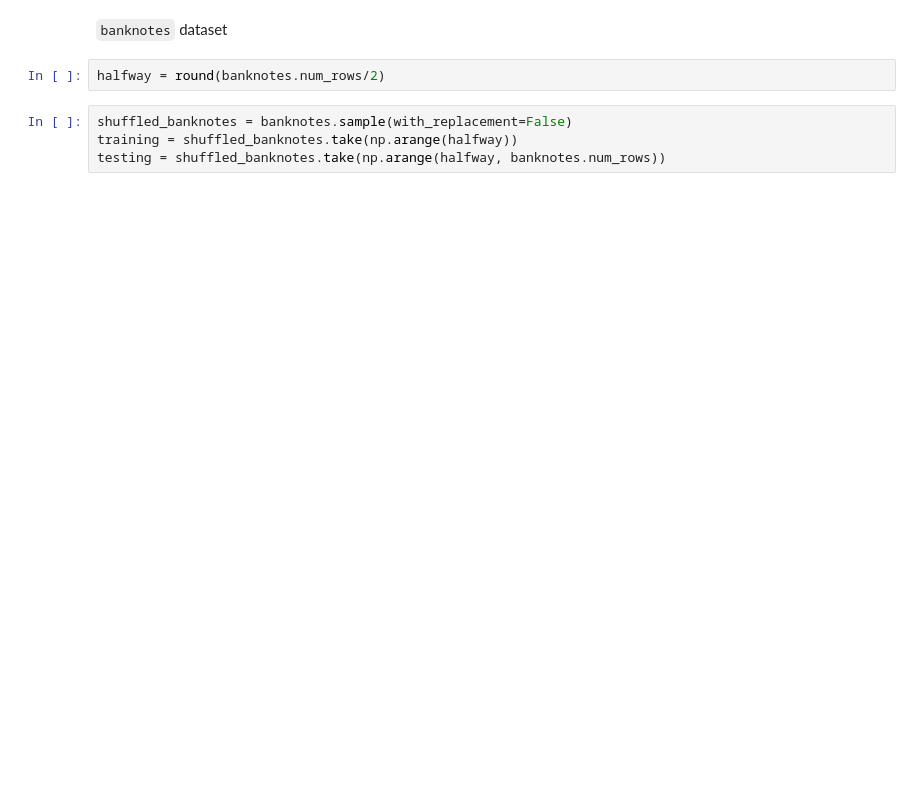
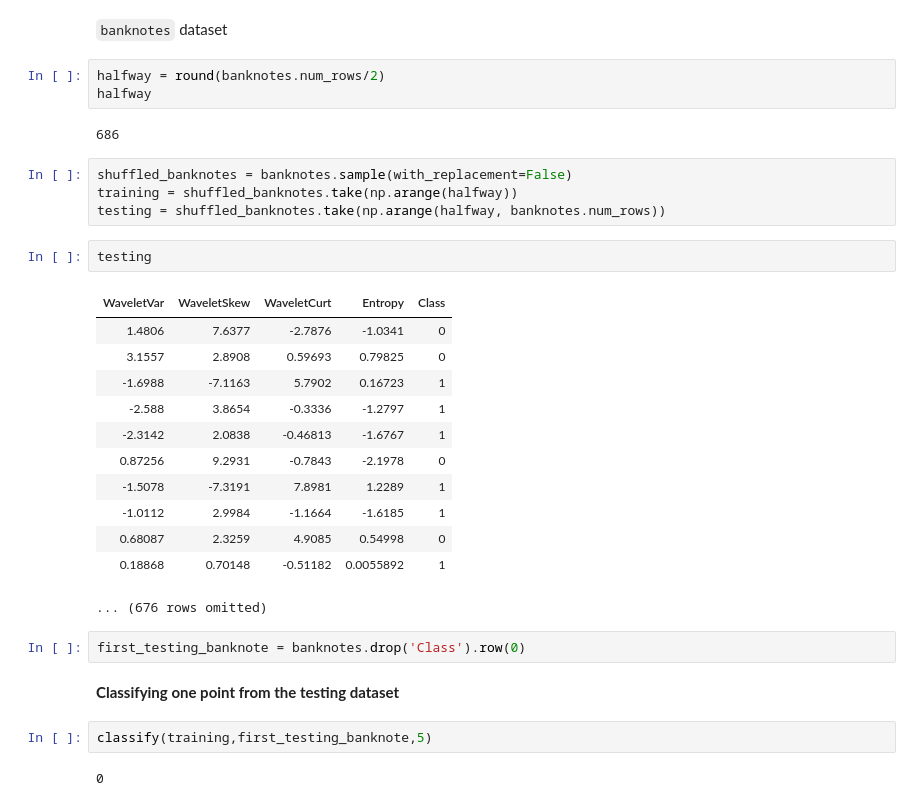
Before and after one commit to data-8/materials-su24, a Jupyter notebook: lec/lec27/lec27.ipynb, the cells around one changed output. Drawn from its saved outputs; the diff is of its cells as text; blank space fills up the shorter version.

```diff
--- a/lec/lec27/lec27.ipynb
+++ b/lec/lec27/lec27.ipynb
@@ -472,7 +489,33 @@ plt.ylim(-2, 6);
 `banknotes` dataset
 # %%
 halfway = round(banknotes.num_rows/2)
+halfway
+# %% [output]
+686
 # %%
 shuffled_banknotes = banknotes.sample(with_replacement=False)
 training = shuffled_banknotes.take(np.arange(halfway))
 testing = shuffled_banknotes.take(np.arange(halfway, banknotes.num_rows))
+# %%
+testing
+# %% [output]
+| WaveletVar | WaveletSkew | WaveletCurt | Entropy | Class |
+| 1.4806 | 7.6377 | -2.7876 | -1.0341 | 0 |
+| 3.1557 | 2.8908 | 0.59693 | 0.79825 | 0 |
+| -1.6988 | -7.1163 | 5.7902 | 0.16723 | 1 |
+| -2.588 | 3.8654 | -0.3336 | -1.2797 | 1 |
+| -2.3142 | 2.0838 | -0.46813 | -1.6767 | 1 |
+| 0.87256 | 9.2931 | -0.7843 | -2.1978 | 0 |
+| -1.5078 | -7.3191 | 7.8981 | 1.2289 | 1 |
+| -1.0112 | 2.9984 | -1.1664 | -1.6185 | 1 |
+| 0.68087 | 2.3259 | 4.9085 | 0.54998 | 0 |
+| 0.18868 | 0.70148 | -0.51182 | 0.0055892 | 1 |
+... (676 rows omitted)
+# %%
+first_testing_banknote = banknotes.drop('Class').row(0)
+# %% [markdown]
+**Classifying one point from the testing dataset**
+# %%
+classify(training,first_testing_banknote,5)
+# %% [output]
+0
```
Also changed, not shown: parts of 19 cells of this notebook.
